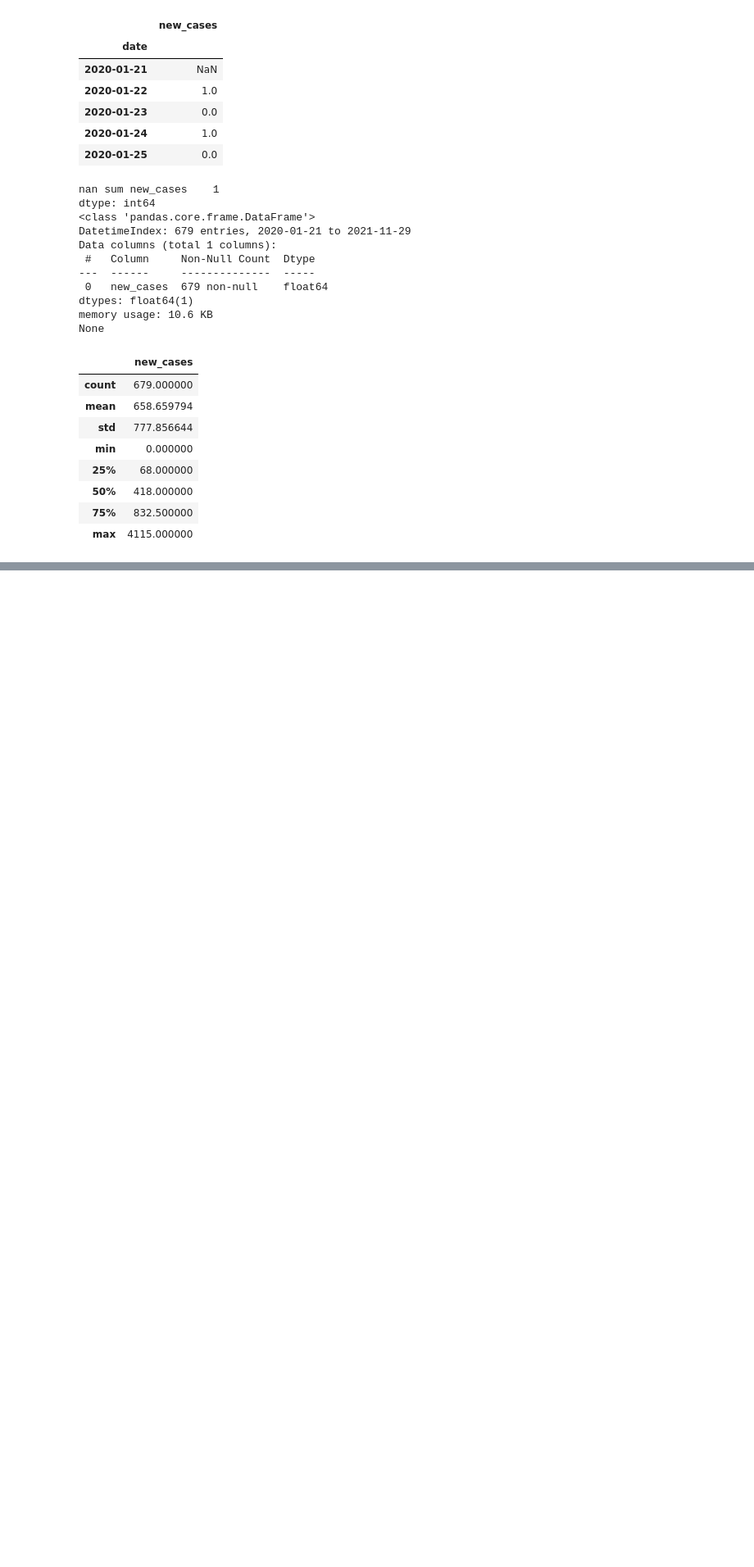
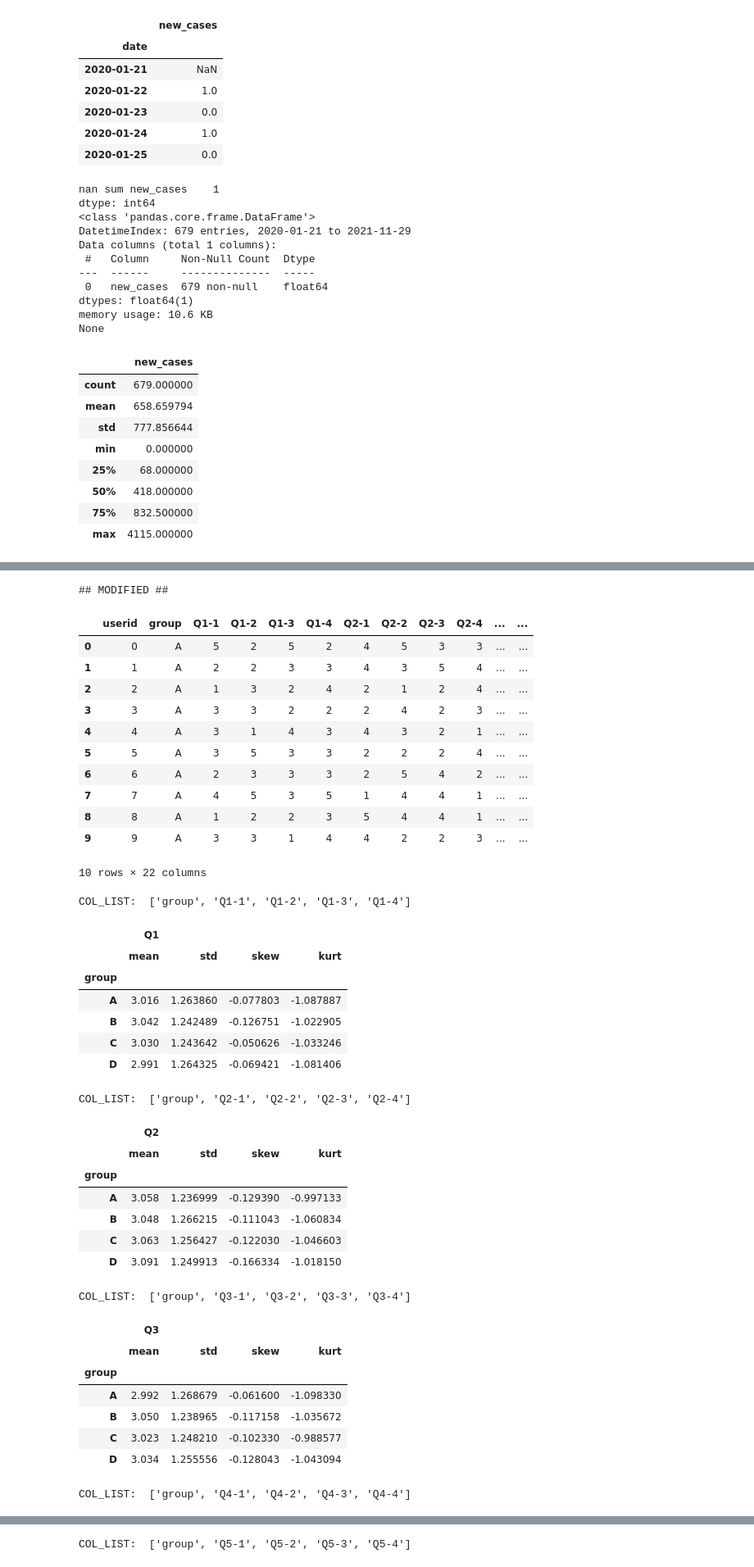
Before and after one commit to johyunkang/adp_certificate, a Jupyter notebook: adp_17.ipynb, the cells around one changed output, grey strips where cells are left out. Shown at 82% size. Saved outputs shown, nothing was run; the diff lists cells and outputs as text; code cells hidden in the pictures; blank space fills up the shorter version.

```diff
--- a/adp_17.ipynb
+++ b/adp_17.ipynb
@@ -659,0 +679,12 @@ Warnings:
+# %%
+import pandas as pd
+
+df = pd.read_csv('https://raw.githubusercontent.com/Datamanim/datarepo/main/adp/p3/problem3.csv')
+
+print('## INFO ##')
+print(df.info())
+
+print('\n\n## DESCRIBE ##')
+display(df.describe())
+
+display(df.head())
@@ -659,0 +729,58 @@ Warnings:
+# %%
+# 역문항 변환
+for num in range(1,6) :
+    df[f'Q{num}-3'] = 6 - df[f'Q{num}-3']
+
+print('## MODIFIED ##')
+display(df.head(10))
+
+
+for num in range(1, 6) :
+    col_list = ['group']
+    for col in range(1, 5) :
+        col_list.append(f'Q{num}-{col}')
+
+    print('\n\n\nCOL_LIST: ', col_list)
+    target = df[col_list]
+    target_df = target.set_index('group').unstack().to_frame().reset_index()[['group', 0]].rename(columns={0:f'Q{num}'})
+
+    display(target_df.groupby('group').agg(['mean', 'std', 'skew', pd.DataFrame.kurt]))
+# %% [output]
+## MODIFIED ##
+|  | userid | group | Q1-1 | Q1-2 | Q1-3 | Q1-4 | Q2-1 | Q2-2 | Q2-3 | Q2-4 | ... | ... |
+| 0 | 0 | A | 5 | 2 | 5 | 2 | 4 | 5 | 3 | 3 | ... | ... |
+| 1 | 1 | A | 2 | 2 | 3 | 3 | 4 | 3 | 5 | 4 | ... | ... |
+| 2 | 2 | A | 1 | 3 | 2 | 4 | 2 | 1 | 2 | 4 | ... | ... |
+| 3 | 3 | A | 3 | 3 | 2 | 2 | 2 | 4 | 2 | 3 | ... | ... |
+| 4 | 4 | A | 3 | 1 | 4 | 3 | 4 | 3 | 2 | 1 | ... | ... |
+| 5 | 5 | A | 3 | 5 | 3 | 3 | 2 | 2 | 2 | 4 | ... | ... |
+| 6 | 6 | A | 2 | 3 | 3 | 3 | 2 | 5 | 4 | 2 | ... | ... |
+| 7 | 7 | A | 4 | 5 | 3 | 5 | 1 | 4 | 4 | 1 | ... | ... |
+| 8 | 8 | A | 1 | 2 | 2 | 3 | 5 | 4 | 4 | 1 | ... | ... |
+| 9 | 9 | A | 3 | 3 | 1 | 4 | 4 | 2 | 2 | 3 | ... | ... |
+10 rows × 22 columns
+COL_LIST:  ['group', 'Q1-1', 'Q1-2', 'Q1-3', 'Q1-4']
+|  | Q1 |  |  |  |
+|  | mean | std | skew | kurt |
+| group |  |  |  |  |
+| A | 3.016 | 1.263860 | -0.077803 | -1.087887 |
+| B | 3.042 | 1.242489 | -0.126751 | -1.022905 |
+| C | 3.030 | 1.243642 | -0.050626 | -1.033246 |
+| D | 2.991 | 1.264325 | -0.069421 | -1.081406 |
+COL_LIST:  ['group', 'Q2-1', 'Q2-2', 'Q2-3', 'Q2-4']
+|  | Q2 |  |  |  |
+|  | mean | std | skew | kurt |
+| group |  |  |  |  |
+| A | 3.058 | 1.236999 | -0.129390 | -0.997133 |
+| B | 3.048 | 1.266215 | -0.111043 | -1.060834 |
+| C | 3.063 | 1.256427 | -0.122030 | -1.046603 |
+| D | 3.091 | 1.249913 | -0.166334 | -1.018150 |
+COL_LIST:  ['group', 'Q3-1', 'Q3-2', 'Q3-3', 'Q3-4']
+|  | Q3 |  |  |  |
+|  | mean | std | skew | kurt |
+| group |  |  |  |  |
+| A | 2.992 | 1.268679 | -0.061600 | -1.098330 |
+| B | 3.050 | 1.238965 | -0.117158 | -1.035672 |
+| C | 3.023 | 1.248210 | -0.102330 | -0.988577 |
+| D | 3.034 | 1.255556 | -0.128043 | -1.043094 |
+COL_LIST:  ['group', 'Q4-1', 'Q4-2', 'Q4-3', 'Q4-4']
@@ -659,0 +794 @@ Warnings:
+COL_LIST:  ['group', 'Q5-1', 'Q5-2', 'Q5-3', 'Q5-4']
```
Also changed, not shown: parts of 10 cells of this notebook.
